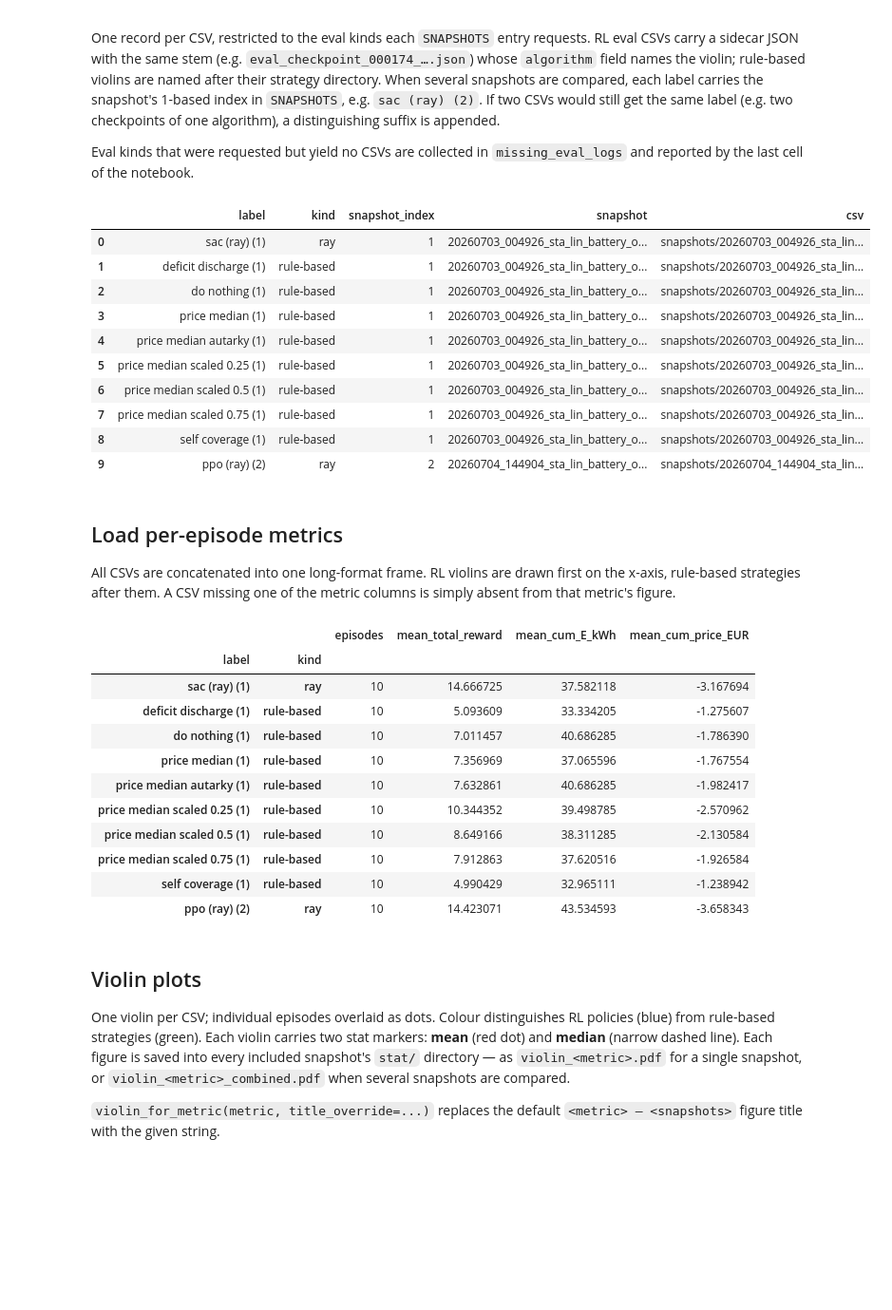
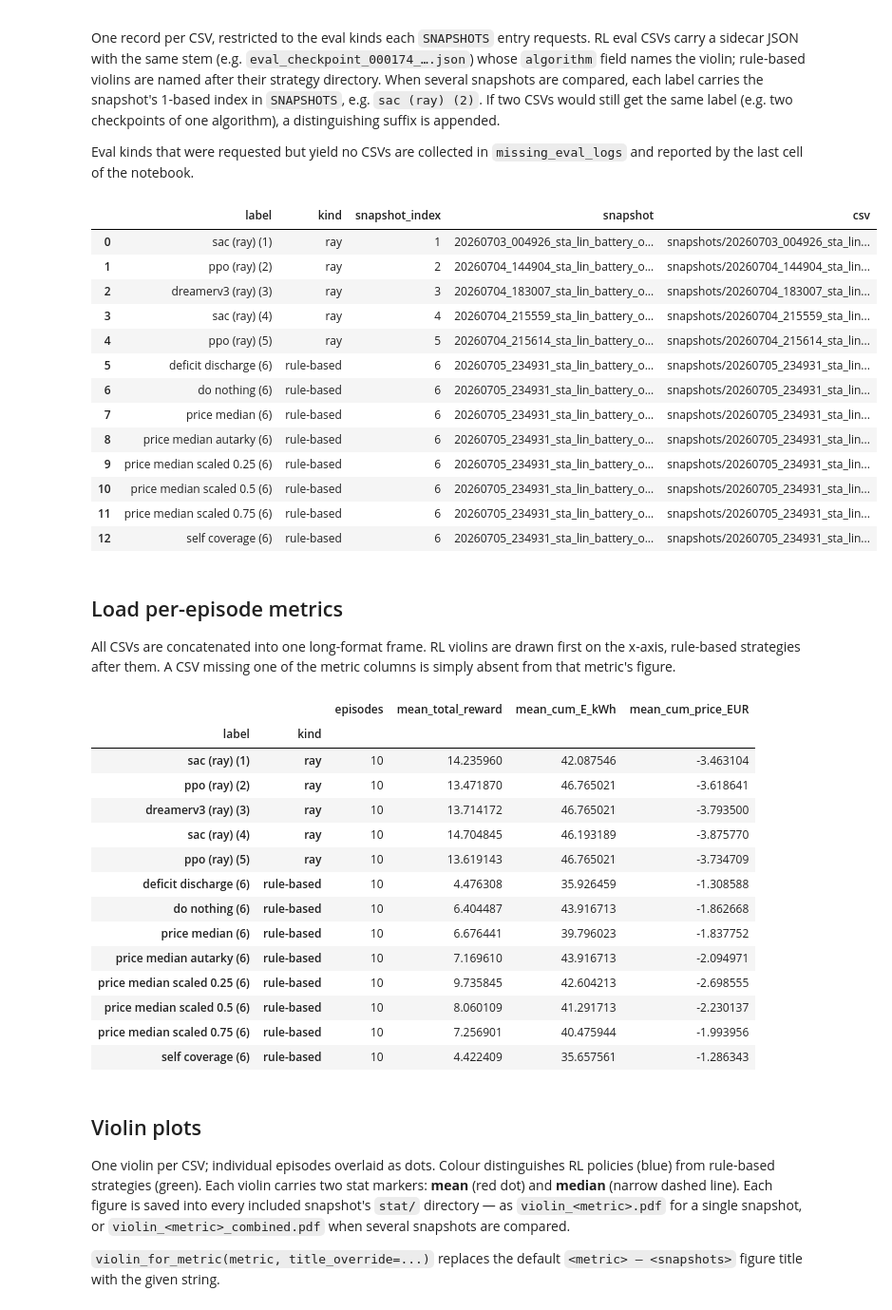
Before and after one commit to vince-pongracz/AdvBuildingGym, a Jupyter notebook: plotting/snapshot_eval_violins.ipynb, the cells around one changed output. Shown at 95% size. Drawn from its saved outputs; the diff is of its cells as text; code cells hidden in the pictures; blank space fills up the shorter version.

```diff
--- a/plotting/snapshot_eval_violins.ipynb
+++ b/plotting/snapshot_eval_violins.ipynb
@@ -31,8 +31,13 @@ the notebook.
 # the figure title maps each index to the snapshot's "tag" (optional key, defaults to the
 # snapshot's leading YYYYmmdd_HHMMSS timestamp).
 SNAPSHOTS = [
-    {"path": "snapshots/20260703_004926_sta_lin_battery_only_price_sac", "eval-ray": True, "eval-sb": True, "eval-rbc": True},
+    {"path": "snapshots/20260703_004926_sta_lin_battery_only_price_sac", "eval-ray": True, "eval-sb": True, "eval-rbc": False},
     {"path": "snapshots/20260704_144904_sta_lin_battery_only_price_ppo", "eval-ray": True, "eval-sb": False, "eval-rbc": False},
+    {"path": "snapshots/20260704_183007_sta_lin_battery_only_price_dreamerv3", "eval-ray": True, "eval-sb": False, "eval-rbc": False},
+    {"path": "snapshots/20260704_215559_sta_lin_battery_only_price_sac_gam099", "eval-ray": True, "eval-sb": False, "eval-rbc": False},
+    {"path": "snapshots/20260704_215614_sta_lin_battery_only_price_ppo_gam099", "eval-ray": True, "eval-sb": False, "eval-rbc": False},
+    # {"path": "snapshots/20260705_153845_sta_lin_battery_only_price_sac_short_rfl", "eval-ray": True, "eval-sb": False, "eval-rbc": False}
+    {"path": "snapshots/20260705_234931_sta_lin_battery_only_price_rbc_base", "eval-ray": False, "eval-sb": False, "eval-rbc": True}
 ]
 # %%
 import json
@@ -111,6 +124,11 @@ METRICS = ("total_reward", "cum_E_kWh", "cum_price_EUR")
 
 # Rule-based strategy directories to leave out of the figures entirely
 EXCLUDED_STRATEGIES = {"pv_surplus_charge"}
+
+# Seed-sweep run directories (produced by submit_snapshot_eval_seeds.sh, e.g.
+# "eval_20260706_120000_seed42") feed the companion snapshot_eval_violins_seeds.ipynb —
+# exclude them here so a seed sweep never leaks into the main comparison.
+SEED_SWEEP_DIR_REGEX = re.compile(r"_seed-?\d+$")
 
 # Requested-but-absent eval kinds, filled during discovery; the last notebook cell reports these.
 missing_eval_logs: list[str] = []
@@ -178,6 +196,8 @@ def discover_eval_csvs(spec: dict) -> list[dict]:
     """Scan <snapshot>/runs/eval_* for the eval kinds `spec` requests; log requested-but-absent kinds."""
     records_per_kind: dict[str, list[dict]] = {kind: [] for kind in EVAL_KINDS}
     for run_dir in sorted((spec["dir"] / "runs").glob("eval_*")):
+        if SEED_SWEEP_DIR_REGEX.search(run_dir.name):
+            continue
         eval_kind = _run_dir_eval_kind(run_dir)
         if not spec[eval_kind]:
             continue
@@ -197,42 +217,45 @@ def discover_eval_csvs(spec: dict) -> list[dict]:
     return records
 
 
 def _display_path(csv_path: Path) -> str:
     try:
         return str(csv_path.relative_to(REPO_ROOT))
     except ValueError:
         return str(csv_path)
 
 
 eval_records: list[dict] = []
 for spec in snapshot_specs:
     eval_records.extend(discover_eval_csvs(spec))
 _deduplicate_labels(eval_records)
 if not eval_records:
     raise FileNotFoundError(f"No eval CSVs found for any requested snapshot/eval-kind combination: {missing_eval_logs}")
 
 pd.DataFrame(
     {
         "label": record["label"],
         "kind": record["kind"],
         "snapshot_index": record["snapshot_index"],
         "snapshot": record["snapshot"],
         "csv": _display_path(record["csv"]),
     }
     for record in eval_records
 )
 # %% [output]
 |  | label | kind | snapshot_index | snapshot | csv |
 | 0 | sac (ray) (1) | ray | 1 | 20260703_004926_sta_lin_battery_o... | snapshots/20260703_004926_sta_lin... |
-| 1 | deficit discharge (1) | rule-based | 1 | 20260703_004926_sta_lin_battery_o... | snapshots/20260703_004926_sta_lin... |
-| 2 | do nothing (1) | rule-based | 1 | 20260703_004926_sta_lin_battery_o... | snapshots/20260703_004926_sta_lin... |
-| 3 | price median (1) | rule-based | 1 | 20260703_004926_sta_lin_battery_o... | snapshots/20260703_004926_sta_lin... |
-| 4 | price median autarky (1) | rule-based | 1 | 20260703_004926_sta_lin_battery_o... | snapshots/20260703_004926_sta_lin... |
-| 5 | price median scaled 0.25 (1) | rule-based | 1 | 20260703_004926_sta_lin_battery_o... | snapshots/20260703_004926_sta_lin... |
-| 6 | price median scaled 0.5 (1) | rule-based | 1 | 20260703_004926_sta_lin_battery_o... | snapshots/20260703_004926_sta_lin... |
-| 7 | price median scaled 0.75 (1) | rule-based | 1 | 20260703_004926_sta_lin_battery_o... | snapshots/20260703_004926_sta_lin... |
-| 8 | self coverage (1) | rule-based | 1 | 20260703_004926_sta_lin_battery_o... | snapshots/20260703_004926_sta_lin... |
-| 9 | ppo (ray) (2) | ray | 2 | 20260704_144904_sta_lin_battery_o... | snapshots/20260704_144904_sta_lin... |
+| 1 | ppo (ray) (2) | ray | 2 | 20260704_144904_sta_lin_battery_o... | snapshots/20260704_144904_sta_lin... |
+| 2 | dreamerv3 (ray) (3) | ray | 3 | 20260704_183007_sta_lin_battery_o... | snapshots/20260704_183007_sta_lin... |
+| 3 | sac (ray) (4) | ray | 4 | 20260704_215559_sta_lin_battery_o... | snapshots/20260704_215559_sta_lin... |
+| 4 | ppo (ray) (5) | ray | 5 | 20260704_215614_sta_lin_battery_o... | snapshots/20260704_215614_sta_lin... |
+| 5 | deficit discharge (6) | rule-based | 6 | 20260705_234931_sta_lin_battery_o... | snapshots/20260705_234931_sta_lin... |
+| 6 | do nothing (6) | rule-based | 6 | 20260705_234931_sta_lin_battery_o... | snapshots/20260705_234931_sta_lin... |
+| 7 | price median (6) | rule-based | 6 | 20260705_234931_sta_lin_battery_o... | snapshots/20260705_234931_sta_lin... |
+| 8 | price median autarky (6) | rule-based | 6 | 20260705_234931_sta_lin_battery_o... | snapshots/20260705_234931_sta_lin... |
+| 9 | price median scaled 0.25 (6) | rule-based | 6 | 20260705_234931_sta_lin_battery_o... | snapshots/20260705_234931_sta_lin... |
+| 10 | price median scaled 0.5 (6) | rule-based | 6 | 20260705_234931_sta_lin_battery_o... | snapshots/20260705_234931_sta_lin... |
+| 11 | price median scaled 0.75 (6) | rule-based | 6 | 20260705_234931_sta_lin_battery_o... | snapshots/20260705_234931_sta_lin... |
+| 12 | self coverage (6) | rule-based | 6 | 20260705_234931_sta_lin_battery_o... | snapshots/20260705_234931_sta_lin... |
 # %% [markdown]
 ## Load per-episode metrics
 
@@ -268,16 +291,19 @@ episodes.groupby(["label", "kind"], sort=False).agg(
 # %% [output]
 |  |  | episodes | mean_total_reward | mean_cum_E_kWh | mean_cum_price_EUR |
 | label | kind |  |  |  |  |
-| sac (ray) (1) | ray | 10 | 14.666725 | 37.582118 | -3.167694 |
-| deficit discharge (1) | rule-based | 10 | 5.093609 | 33.334205 | -1.275607 |
-| do nothing (1) | rule-based | 10 | 7.011457 | 40.686285 | -1.786390 |
-| price median (1) | rule-based | 10 | 7.356969 | 37.065596 | -1.767554 |
-| price median autarky (1) | rule-based | 10 | 7.632861 | 40.686285 | -1.982417 |
-| price median scaled 0.25 (1) | rule-based | 10 | 10.344352 | 39.498785 | -2.570962 |
-| price median scaled 0.5 (1) | rule-based | 10 | 8.649166 | 38.311285 | -2.130584 |
-| price median scaled 0.75 (1) | rule-based | 10 | 7.912863 | 37.620516 | -1.926584 |
-| self coverage (1) | rule-based | 10 | 4.990429 | 32.965111 | -1.238942 |
-| ppo (ray) (2) | ray | 10 | 14.423071 | 43.534593 | -3.658343 |
+| sac (ray) (1) | ray | 10 | 14.235960 | 42.087546 | -3.463104 |
+| ppo (ray) (2) | ray | 10 | 13.471870 | 46.765021 | -3.618641 |
+| dreamerv3 (ray) (3) | ray | 10 | 13.714172 | 46.765021 | -3.793500 |
+| sac (ray) (4) | ray | 10 | 14.704845 | 46.193189 | -3.875770 |
+| ppo (ray) (5) | ray | 10 | 13.619143 | 46.765021 | -3.734709 |
+| deficit discharge (6) | rule-based | 10 | 4.476308 | 35.926459 | -1.308588 |
+| do nothing (6) | rule-based | 10 | 6.404487 | 43.916713 | -1.862668 |
+| price median (6) | rule-based | 10 | 6.676441 | 39.796023 | -1.837752 |
+| price median autarky (6) | rule-based | 10 | 7.169610 | 43.916713 | -2.094971 |
+| price median scaled 0.25 (6) | rule-based | 10 | 9.735845 | 42.604213 | -2.698555 |
+| price median scaled 0.5 (6) | rule-based | 10 | 8.060109 | 41.291713 | -2.230137 |
+| price median scaled 0.75 (6) | rule-based | 10 | 7.256901 | 40.475944 | -1.993956 |
+| self coverage (6) | rule-based | 10 | 4.422409 | 35.657561 | -1.286343 |
 # %% [markdown]
 ## Violin plots
 
```
Also changed, not shown: parts of 4 cells of this notebook, 29 other files.
